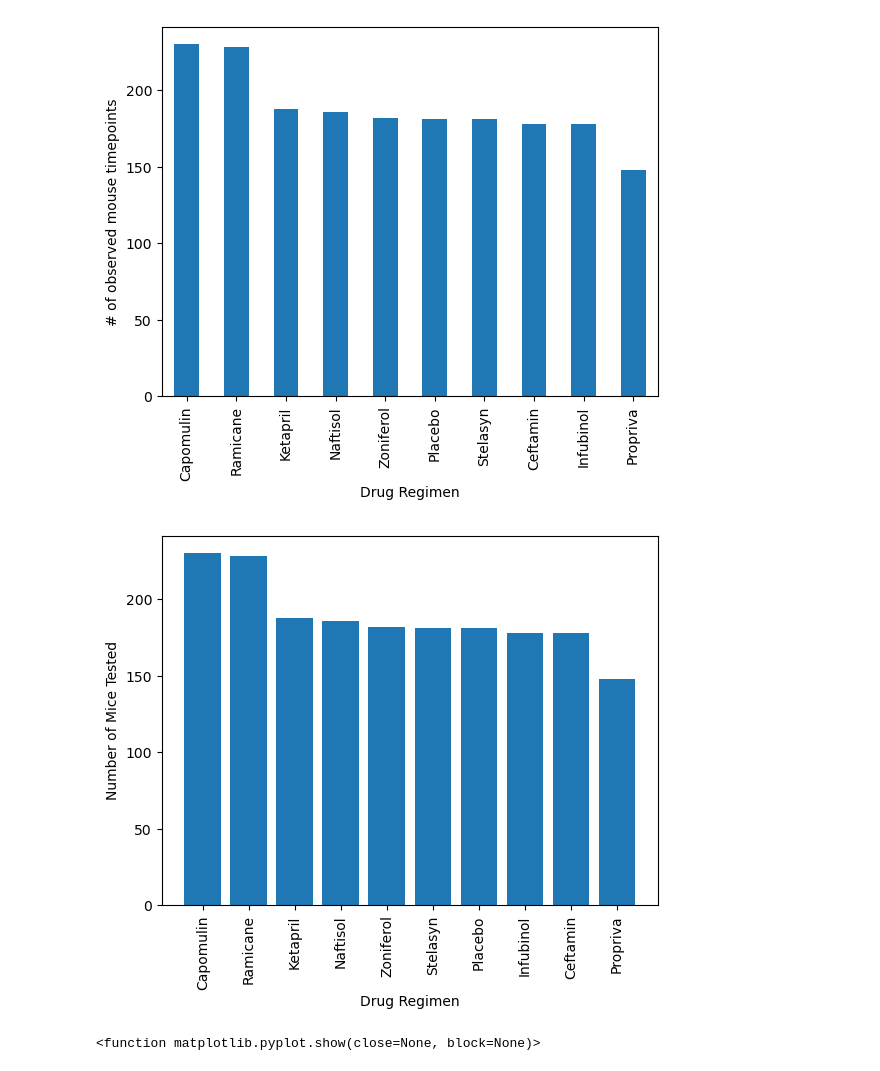
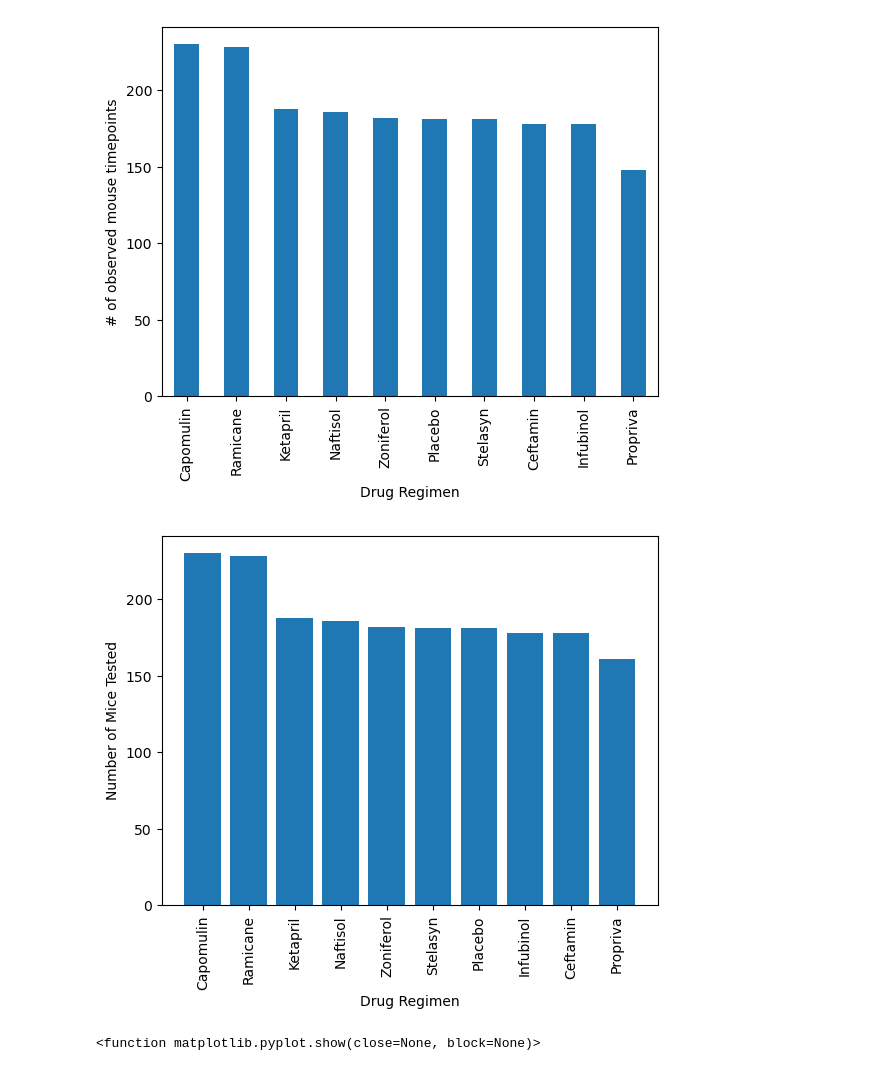
Before and after one commit to scottarterbury/Data-Visualization, a Jupyter notebook: Pymaceuticals/pymaceuticals.ipynb, the cells around one changed output. Saved outputs shown, nothing was run; the diff lists cells and outputs as text; code cells hidden in the pictures.

```diff
--- a/Pymaceuticals/pymaceuticals.ipynb
+++ b/Pymaceuticals/pymaceuticals.ipynb
@@ -184,14 +184,14 @@ plt.show()
 [figure]
 # %%
 # Generate a bar plot showing the total number of rows (Mouse ID/Timepoints) for each drug regimen using pyplot.
-counts = clean_study_data_complete['Drug Regimen'].value_counts()
+counts = combined_df['Drug Regimen'].value_counts()
 plt.bar(counts.index.values,counts.values)
 plt.xlabel("Drug Regimen")
 plt.xticks(rotation=90)
 plt.ylabel("Number of Mice Tested")
 plt.show()
 # %% [output]
-[figure, old version]
+[figure, new version]
 # %%
 # Generate a pie plot showing the distribution of female versus male mice using Pandas
 cleaned_df["Sex"].value_counts().plot(kind='pie', autopct='%1.1f%%', ylabel='sex')
```
Also changed, not shown: parts of 7 cells of this notebook.
